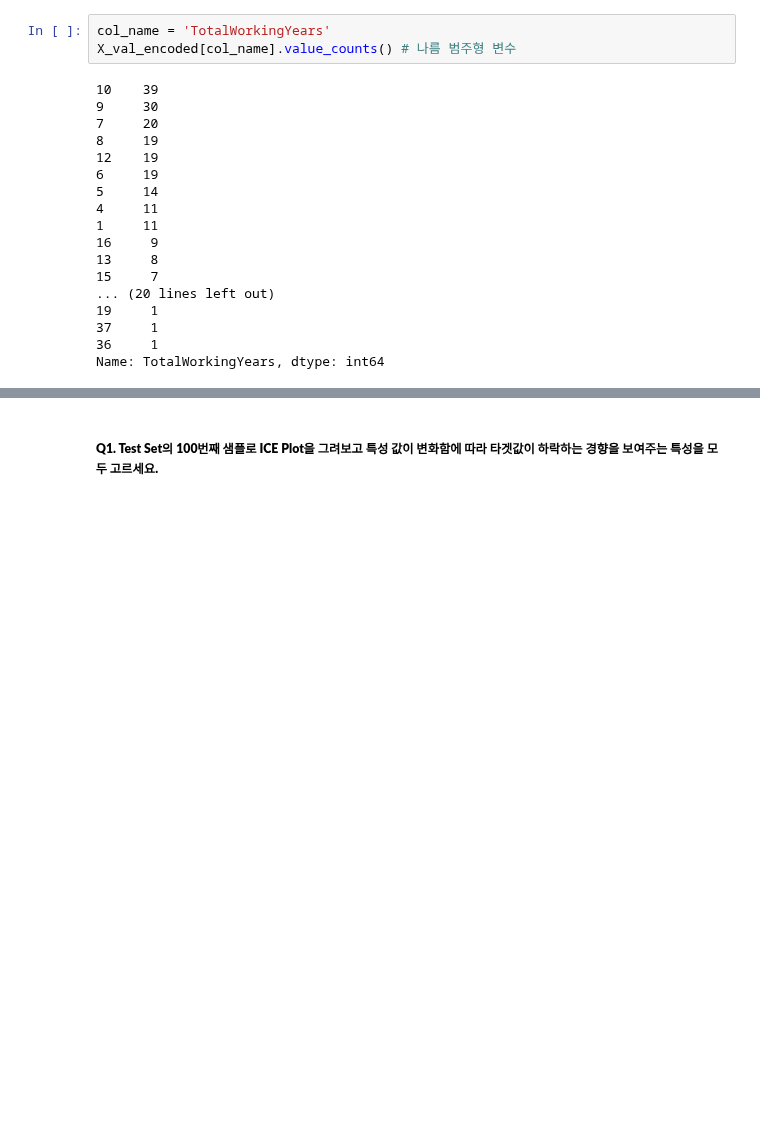
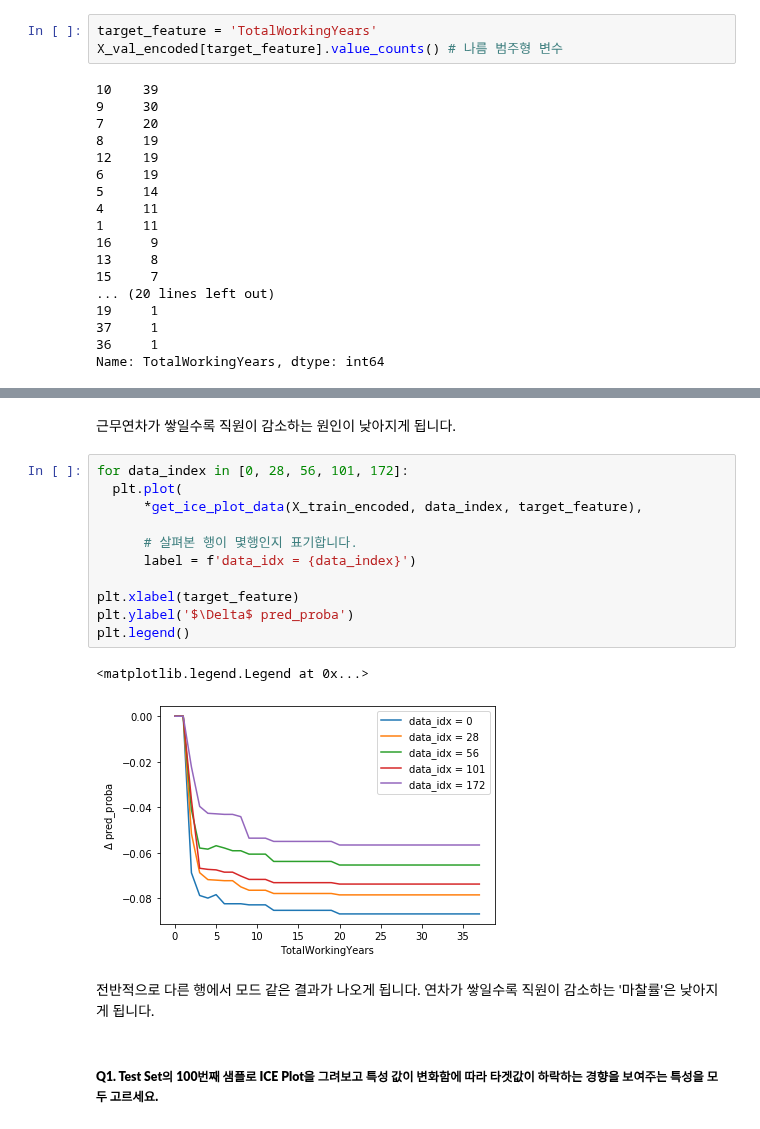
Before and after one commit to 00150/Practice-anything...., a Jupyter notebook: Untitled183_1_Practicing.ipynb, the cells around one changed output, grey strips where cells are left out. Cells and saved outputs as stored; diff of their text form; blank space fills up the shorter version.

```diff
--- a/Untitled183_1_Practicing.ipynb
+++ b/Untitled183_1_Practicing.ipynb
@@ -455,6 +472,6 @@ Text(0, 0.5, '$\\Delta$ pred_proba')
 # %%
-col_name = 'TotalWorkingYears'
-X_val_encoded[col_name].value_counts() # 나름 범주형 변수
+target_feature = 'TotalWorkingYears'
+X_val_encoded[target_feature].value_counts() # 나름 범주형 변수
 # %% [output]
 10    39
 9     30
@@ -483,6 +500,25 @@ plt.ylabel("$\Delta$ pred_proba")
 # %% [output]
 Text(0, 0.5, '$\\Delta$ pred_proba')
 [figure]
+# %% [markdown]
+근무연차가 쌓일수록 직원이 감소하는 원인이 낮아지게 됩니다.
+# %%
+for data_index in [0, 28, 56, 101, 172]:
+  plt.plot(
+      *get_ice_plot_data(X_train_encoded, data_index, target_feature),
+
+      # 살펴본 행이 몇행인지 표기합니다.
+      label = f'data_idx = {data_index}')
+
+plt.xlabel(target_feature)
+plt.ylabel('$\Delta$ pred_proba')
+plt.legend()
+# %% [output]
+<matplotlib.legend.Legend at 0x...>
+[figure, added]
+# %% [markdown]
+전반적으로 다른 행에서 모드 같은 결과가 나오게 됩니다. </br>
+연차가 쌓일수록 직원이 감소하는 '마찰률'은 낮아지게 됩니다.
 # %% [markdown]
 ##### **Q1. Test Set의 100번째 샘플로 ICE Plot을 그려보고 특성 값이 변화함에 따라 타겟값이 하락하는 경향을 보여주는 특성을 모두 고르세요.**
 # %% [markdown]
```
Also changed, not shown: parts of 17 cells of this notebook.
